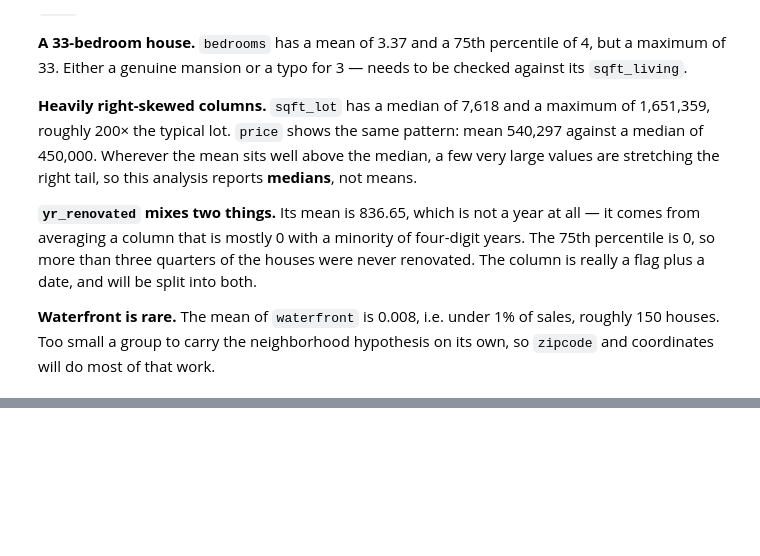
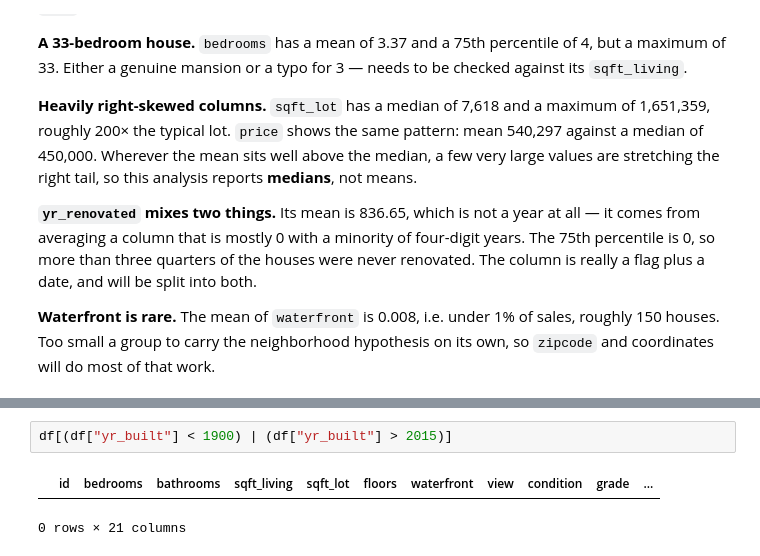
Before and after one commit to rouzbeh-enayatzadeh/eda-project, a Jupyter notebook: 04_eda.ipynb, the cells around one changed output, grey strips where cells are left out. Cells and saved outputs as stored; diff of their text form; blank space fills up the shorter version.

```diff
--- a/04_eda.ipynb
+++ b/04_eda.ipynb
@@ -137,0 +161,5 @@ hypothesis on its own, so `zipcode` and coordinates will do most of that work.
+# %%
+df[(df["yr_built"] < 1900) | (df["yr_built"] > 2015)]
+# %% [output]
+|  | id | bedrooms | bathrooms | sqft_living | sqft_lot | floors | waterfront | view | condition | grade | ... |
+0 rows × 21 columns
```
Also changed, not shown: parts of 6 cells of this notebook.
